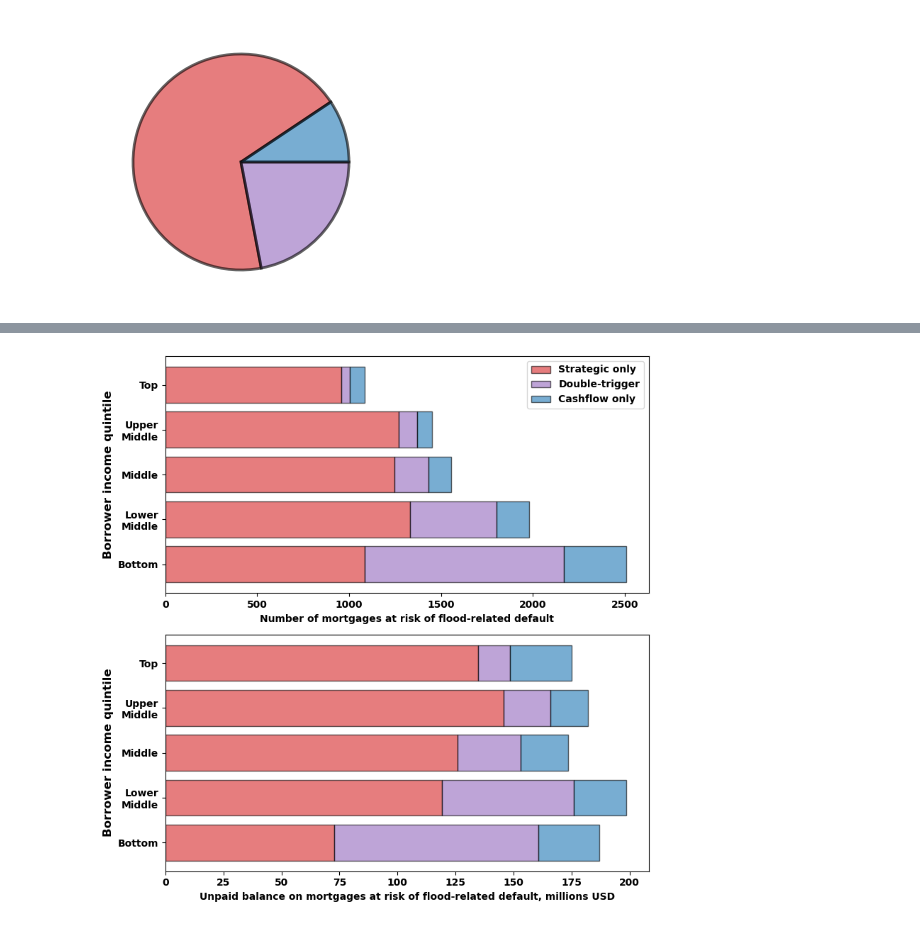
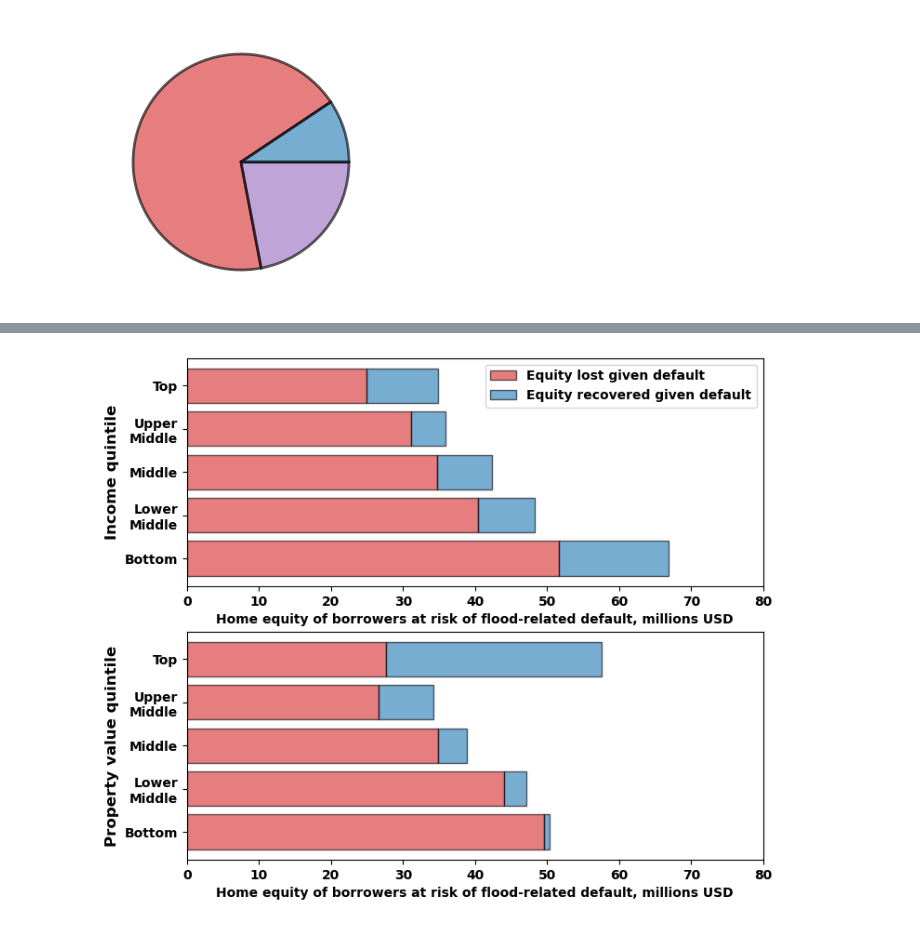
Before and after one commit to UNC-Cofires/flooding-financial-risk, a Jupyter notebook: multiple_events/analysis/figures_and_tables.ipynb, the cells around one changed output, grey strips where cells are left out. Cells and saved outputs as stored; diff of their text form; code cells hidden in the pictures.

Commit message:
updated figure notebook

```diff
--- a/multiple_events/analysis/figures_and_tables.ipynb
+++ b/multiple_events/analysis/figures_and_tables.ipynb
@@ -913,0 +790,11 @@ fig.show()
+# %%
+LTV_threshold = 1.0
+DTI_threshold = 0.45
+
+damaged_sim_df['strategic'] = (damaged_sim_df['aLTV'] > LTV_threshold).astype(int)
+damaged_sim_df['cashflow'] = (damaged_sim_df['aDTI'] > DTI_threshold).astype(int)
+damaged_sim_df['double_trigger'] = damaged_sim_df['strategic']*damaged_sim_df['cashflow']
+damaged_sim_df['strategic_only'] = ((damaged_sim_df['strategic']==1)&(damaged_sim_df['double_trigger']==0)).astype(int)
+damaged_sim_df['cashflow_only'] = ((damaged_sim_df['cashflow']==1)&(damaged_sim_df['double_trigger']==0)).astype(int)
+
+damaged_sim_df['default_risk'] = ((damaged_sim_df['strategic']==1)|(damaged_sim_df['cashflow']==1)).astype(int)
@@ -958,52 +1054,57 @@ fig.show()
 # %%
-# Stratified by income group
+xmax=80
 
-columns = ['strategic_only','double_trigger','cashflow_only']
-column_labels = ['Strategic only','Double-trigger','Cashflow only']
-colors = ['C3','C4','C0']
+columns = ['LGDB','RGDB']
+column_labels = ['Equity lost given default','Equity recovered given default']
+colors = ['C3','C0']
+
+alpha=0.6
+
+fig,axes = plt.subplots(nrows=2,ncols=1,figsize=(8,7))
+
+ax = axes[0]
 
 yticklabels = ['Bottom','Lower\nMiddle','Middle','Upper\nMiddle','Top']
 yticks = np.arange(len(yticklabels))
-
-fig,axes = plt.subplots(nrows=2,ncols=1,figsize=(8,8))
-
-ax = axes[0]
-
 left = np.zeros(len(yticks))
 
 for i in range(0,len(column_labels)):
     width = risk_by_income_group.loc[:,columns[i]].to_numpy()
-    ax.barh(yticks,width,label=column_labels[i],left=left,color=colors[i],alpha=0.6,ec='k',lw=1)
+    ax.barh(yticks,width,label=column_labels[i],left=left,color=colors[i],alpha=alpha,ec='k',lw=1)
     left += width
+
+ax.set_xlim([0,xmax])
 
 ax.set_yticks(yticks)
 ax.set_yticklabels(yticklabels)
 
-ax.set_xlabel('Number of mortgages at risk of flood-related default')
-ax.set_ylabel('Borrower income quintile',fontsize=12)
+ax.set_xlabel('Home equity of borrowers at risk of flood-related default, millions USD')
+ax.set_ylabel('Income quintile',fontsize=12)
 
 ax.legend()
 
 ax = axes[1]
 
+yticklabels = ['Bottom','Lower\nMiddle','Middle','Upper\nMiddle','Top']
+yticks = np.arange(len(yticklabels))
 left = np.zeros(len(yticks))
 
 for i in range(0,len(column_labels)):
-    width = risk_by_income_group.loc[:,f'{columns[i]}_balance'].to_numpy()
-    ax.barh(yticks,width,label=column_labels[i],left=left,color=colors[i],alpha=0.6,ec='k',lw=1)
+    width = risk_by_pv_group.loc[:,columns[i]].to_numpy()
+    ax.barh(yticks,width,label=column_labels[i],left=left,color=colors[i],alpha=alpha,ec='k',lw=1)
     left += width
+
+ax.set_xlim([0,xmax])
 
 ax.set_yticks(yticks)
 ax.set_yticklabels(yticklabels)
 
-ax.set_xlabel('Unpaid balance on mortgages at risk of flood-related default, millions USD')
-ax.set_ylabel('Borrower income quintile',fontsize=12)
+ax.set_xlabel('Home equity of borrowers at risk of flood-related default, millions USD')
+ax.set_ylabel('Property value quintile',fontsize=12)
 
-fig.tight_layout()
-
-outname = os.path.join(outfolder,'default_risk_by_income_quintile.png')
+outname = os.path.join(outfolder,'default_risk_borrower_LGD_RGD_by_income_and_pv_group.png')
 fig.savefig(outname,dpi=400)
 
 fig.show()
 # %% [output]
-[figure, old version]
+[figure, new version]
```
Also changed, not shown: parts of 32 cells of this notebook.
